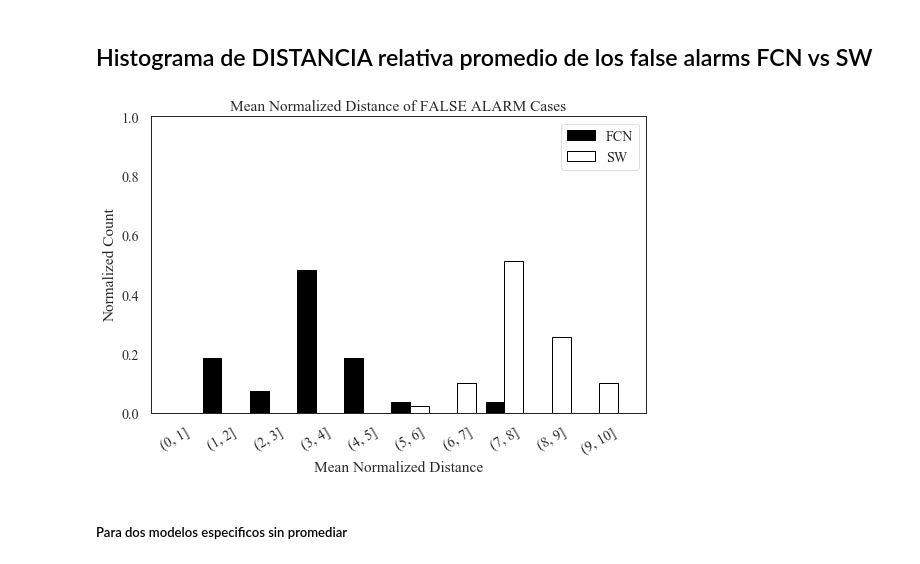
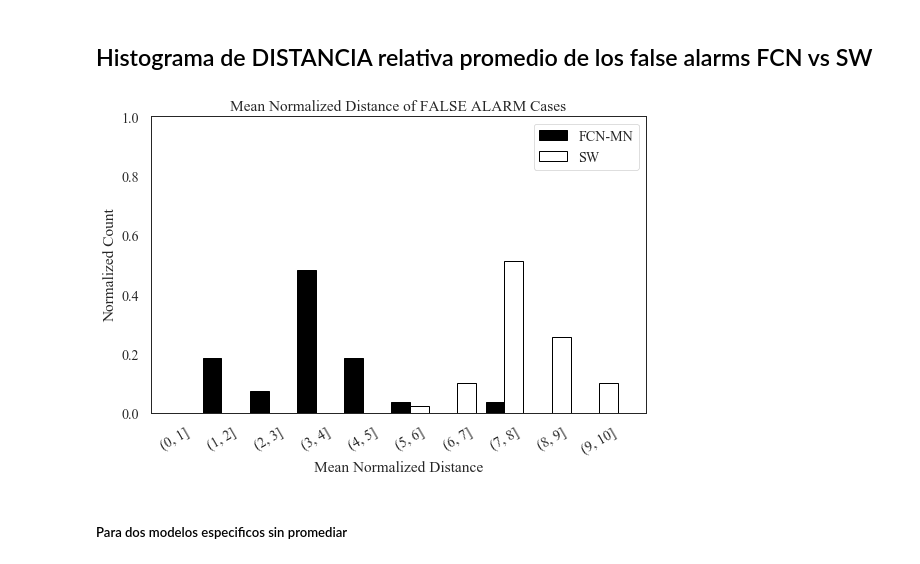
Before and after one commit to WencesVillegasMarset/deep_bud_detection_2d, a Jupyter notebook: PlotsClean.ipynb, the cells around one changed output. Saved outputs shown, nothing was run; the diff lists cells and outputs as text; code cells hidden in the pictures.

```diff
--- a/PlotsClean.ipynb
+++ b/PlotsClean.ipynb
@@ -90,6 +77,3 @@ get_split_distribution_barplot(detection_report)
-# %%
-full_fcn = pd.read_csv(os.path.join(CSV_PATH, 'full_segmentation_metrics_discriminado_fcn.csv'))
-full_sw = pd.read_csv(os.path.join(CSV_PATH, 'full_segmentation_metrics_discriminado_sw.csv'))
 # %% [markdown]
 #### Para Correctly detected, Scatterplot de precision vs recall en azul/rojo para todos los casos fully convolutional/SW
 # %%
@@ -332,36 +322,37 @@ get_relative_area_barplot(pd.concat([full_fcn, full_sw], axis=0), models=models)
 # %%
 fcn_mean_distance = full_fcn.loc[full_fcn['metric'] == 'FALSE_ALARM'].groupby(['model_name', 'threshold_pw']).mean()['norm_distance']
 fcn_mean_distance = pd.cut(fcn_mean_distance, bins=np.linspace(0,10,11).astype(int)).value_counts().reset_index()
 fcn_mean_distance['norm_distance'] = fcn_mean_distance['norm_distance'] / fcn_mean_distance['norm_distance'].sum()
-fcn_mean_distance['metamodel'] = 'FCN'
+fcn_mean_distance['metamodel'] = 'FCN-MN'
 
 sw_mean_distance= full_sw.loc[full_sw['metric'] == 'FALSE_ALARM'].groupby(['model_name', 'threshold_pw']).mean()['norm_distance']
 sw_mean_distance = pd.cut(sw_mean_distance, bins=np.linspace(0,10,11).astype(int)).value_counts().reset_index()
 sw_mean_distance['norm_distance'] = sw_mean_distance['norm_distance'] / sw_mean_distance['norm_distance'].sum()
 
 sw_mean_distance['metamodel'] = 'SW'
 
 full_distance_df = pd.concat([fcn_mean_distance, sw_mean_distance], axis=0)
+
 # Plot
 
 title = "Mean Normalized Distance of FALSE ALARM Cases"
 
 bins = np.arange(0,10.5,1)
 
 colors = ["#000000", "#FFFFFF"]
 custom_palette = sns.set_palette(sns.color_palette(colors))
 
 sns.barplot(data=full_distance_df, x='index', y='norm_distance', hue='metamodel', palette=custom_palette, edgecolor="black", linewidth=1)
 plt.legend(frameon=True)
 plt.xticks(bins, rotation=30)
 plt.xlabel('Mean Normalized Distance')
 plt.ylabel('Normalized Count')
 plt.ylim((0,1))
 plt.tight_layout()
 plt.title('Mean Normalized Distance of FALSE ALARM Cases')
-plt.savefig(os.path.join(FIGURES_PATH, "AAA_normalized_distance_falsealarm_fcn_sw.png"), dpi=200)
+plt.savefig(os.path.join(FIGURES_PATH, "AAA_normalized_distance_falsealarm_fcn_sw.png"), dpi=250)
 # %% [output]
-[figure, old version]
+[figure, new version]
 # %% [markdown]
 ##### Para dos modelos especificos sin promediar
 # %%
```
Also changed, not shown: parts of 13 cells of this notebook, 14 other files.
